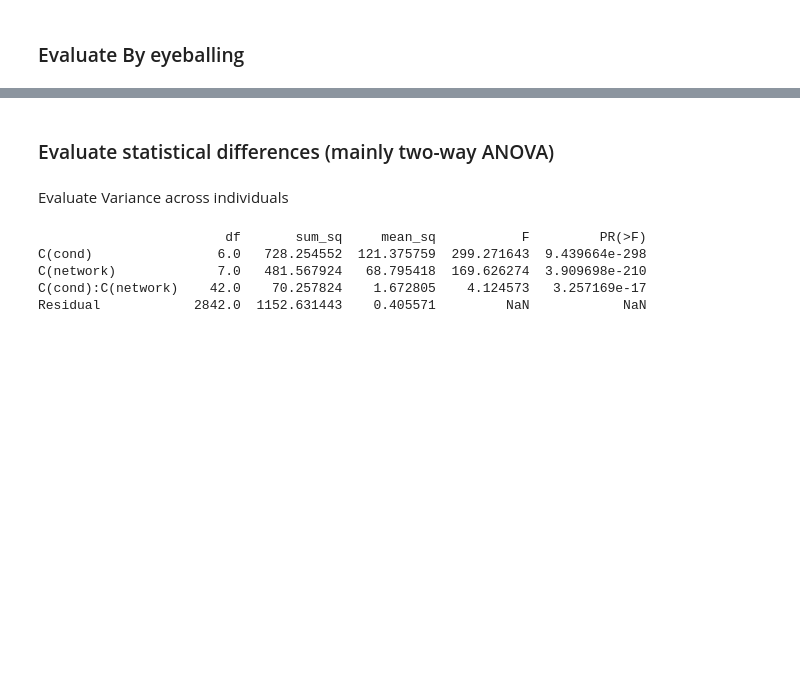
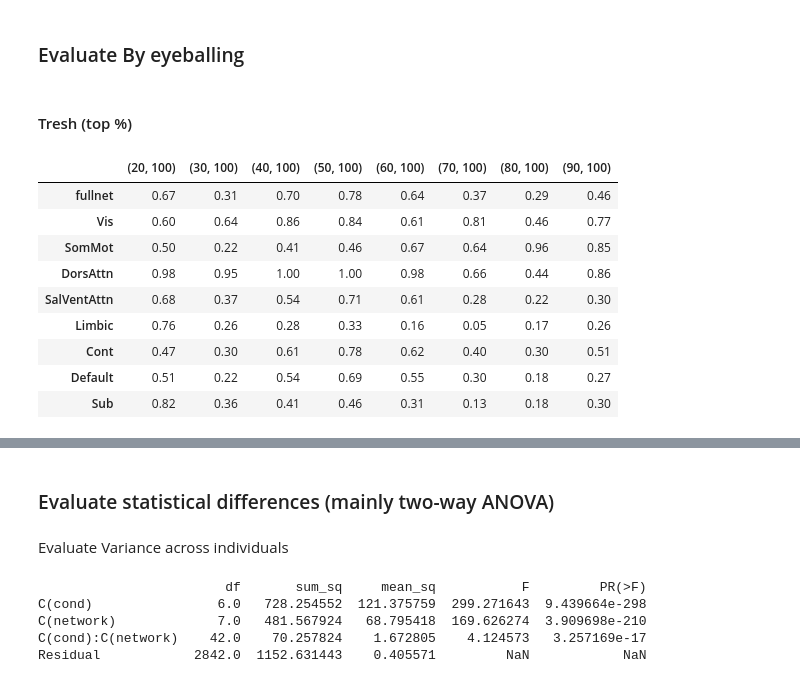
Before and after one commit to MIPLabCH/emoguide_gradients, a Jupyter notebook: 13_frame-select-stability.ipynb, the cells around one changed output, grey strips where cells are left out. Cells and saved outputs as stored; diff of their text form; code cells hidden in the pictures; blank space fills up the shorter version.

```diff
--- a/13_frame-select-stability.ipynb
+++ b/13_frame-select-stability.ipynb
@@ -311,0 +448,15 @@ rest_bootstrap_gradients = load('./resources/f-select_grad/rest_bootstrap_gradie
+# %% [markdown]
+#### Tresh (top %)
+# %%
+threshed_df[top[1:]]
+# %% [output]
+|  | (20, 100) | (30, 100) | (40, 100) | (50, 100) | (60, 100) | (70, 100) | (80, 100) | (90, 100) |
+| fullnet | 0.67 | 0.31 | 0.70 | 0.78 | 0.64 | 0.37 | 0.29 | 0.46 |
+| Vis | 0.60 | 0.64 | 0.86 | 0.84 | 0.61 | 0.81 | 0.46 | 0.77 |
+| SomMot | 0.50 | 0.22 | 0.41 | 0.46 | 0.67 | 0.64 | 0.96 | 0.85 |
+| DorsAttn | 0.98 | 0.95 | 1.00 | 1.00 | 0.98 | 0.66 | 0.44 | 0.86 |
+| SalVentAttn | 0.68 | 0.37 | 0.54 | 0.71 | 0.61 | 0.28 | 0.22 | 0.30 |
+| Limbic | 0.76 | 0.26 | 0.28 | 0.33 | 0.16 | 0.05 | 0.17 | 0.26 |
+| Cont | 0.47 | 0.30 | 0.61 | 0.78 | 0.62 | 0.40 | 0.30 | 0.51 |
+| Default | 0.51 | 0.22 | 0.54 | 0.69 | 0.55 | 0.30 | 0.18 | 0.27 |
+| Sub | 0.82 | 0.36 | 0.41 | 0.46 | 0.31 | 0.13 | 0.18 | 0.30 |
```
Also changed, not shown: parts of 31 cells of this notebook, 9 other files.
